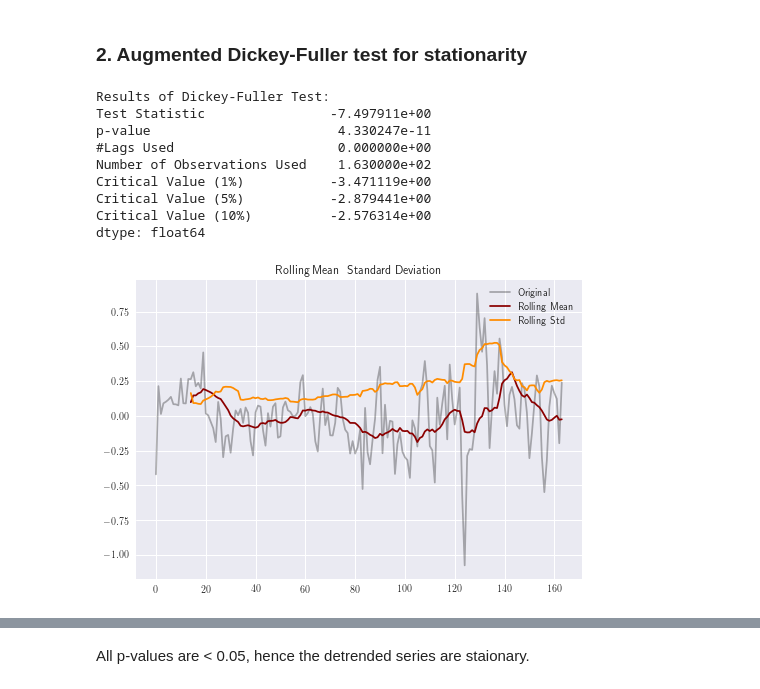
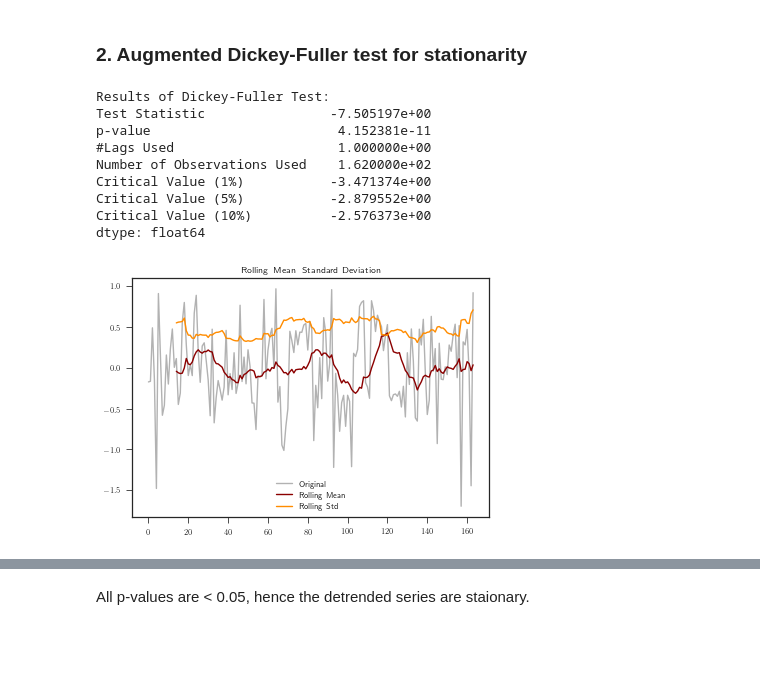
Before and after one commit to hfloresr/ArcticSea, a Jupyter notebook: notebooks/seaice_splines.ipynb, the cells around one changed output, grey strips where cells are left out. Cells and saved outputs as stored; diff of their text form; code cells hidden in the pictures; blank space fills up the shorter version.

```diff
--- a/notebooks/seaice_splines.ipynb
+++ b/notebooks/seaice_splines.ipynb
@@ -237,12 +240,10 @@ K_{\text{MAM}} = \{1933, 1979\}
 $$
 # %%
 # Splines with new knots... Pt.2
-jjaknots2 = [1997]
-#jjaknots2 = [1944, 1996]
-#sonknots2 = [1917, 1996]
+jjaknots2 = [1935, 1943,1979, 1997]
 sonknots2 = sonknots
-djfknots2 = [1996]
-mamknots2 = [1933, 1979]
+djfknots2 = [1997]
+mamknots2 = [1935, 1953, 1979, 1997]
 
 splines2 = {'JJA': linear_splines(jja_df, jjaknots2),
            'SON': linear_splines(son_df, sonknots2),
@@ -300,17 +301,20 @@ IPython.OutputArea.prototype._should_scroll = function(lines) {
 #djfknots3 = [1997]
 #mamknots3 = [1933, 1979]
 
-jjaknots3 = [1917, 191997]
-sonknots3 = sonknots2
-djfknots3 = djfknots2
-mamknots3 = mamknots2
+jjaknots3 = [1917, 1943,1997]
+sonknots3 = [1915, 1950, 1980, 1997]
+djfknots3 = [1997]
+mamknots3 = [1935, 1980]
 
-splines3 = {'JJA': linear_splines(jja_df, jjaknots3),
-           'SON': linear_splines(son_df, sonknots3),
-           'DJF': linear_splines(djf_df, djfknots3),
-           'MAM': linear_splines(mam_df, mamknots3)}
 
-f, axs = plt.subplots(2, 2, figsize=(28,18))
+splines3 = {'DJF': linear_splines(djf_df, jjaknots3),
+           'MAM': linear_splines(mam_df, sonknots3),
+           'JJA': linear_splines(jja_df, djfknots3),
+           'SON': linear_splines(son_df, mamknots3)}
+
+f, axs = plt.subplots(2, 2, figsize=(20,12))
+sns.set_style("ticks")
+
 axs = np.array(axs)
 
 for i, ax in enumerate(axs.reshape(-1)):
@@ -319,4 +323,11 @@ for i, ax in enumerate(axs.reshape(-1)):
     conc = dfs[s].seaice_conc
     preds = splines3[s].fittedvalues
     plot_splines(yr, conc, preds, 'trend', season=s, ax=ax, col=cmap[s])
+
+f.subplots_adjust(wspace=20, hspace=5)
+f.tight_layout()
+sns.despine(trim=True)
+
+f.savefig('/home/hflores/repos/ArcticSea/writeup/figs/trends.eps', format='eps',
+          dpi=1200, bbox_inches='tight')
 # %% [output]
@@ -443,18 +408,18 @@ def test_stationarity(timeseries, label='Original', ax=None):
         dfoutput['Critical Value (%s)'%key] = value
     print(dfoutput)
 # %%
-test_stationarity(residuals['DJF'])
+test_stationarity(residuals['SON'])
 # %% [output]
 Results of Dickey-Fuller Test:
-Test Statistic                -7.497911e+00
-p-value                        4.330247e-11
-#Lags Used                     0.000000e+00
-Number of Observations Used    1.630000e+02
-Critical Value (1%)           -3.471119e+00
-Critical Value (5%)           -2.879441e+00
-Critical Value (10%)          -2.576314e+00
+Test Statistic                -7.505197e+00
+p-value                        4.152381e-11
+#Lags Used                     1.000000e+00
+Number of Observations Used    1.620000e+02
+Critical Value (1%)           -3.471374e+00
+Critical Value (5%)           -2.879552e+00
+Critical Value (10%)          -2.576373e+00
 dtype: float64
-[figure, old version]
+[figure, new version]
 # %%
 # MacKinnon’s approximate p-value based on MacKinnon (1994, 2010)
 ad_pvalues = {season: tsa.adfuller(resid)[1] for season, resid in residuals.items()}
```
Also changed, not shown: parts of 76 cells of this notebook, 19 other files.
